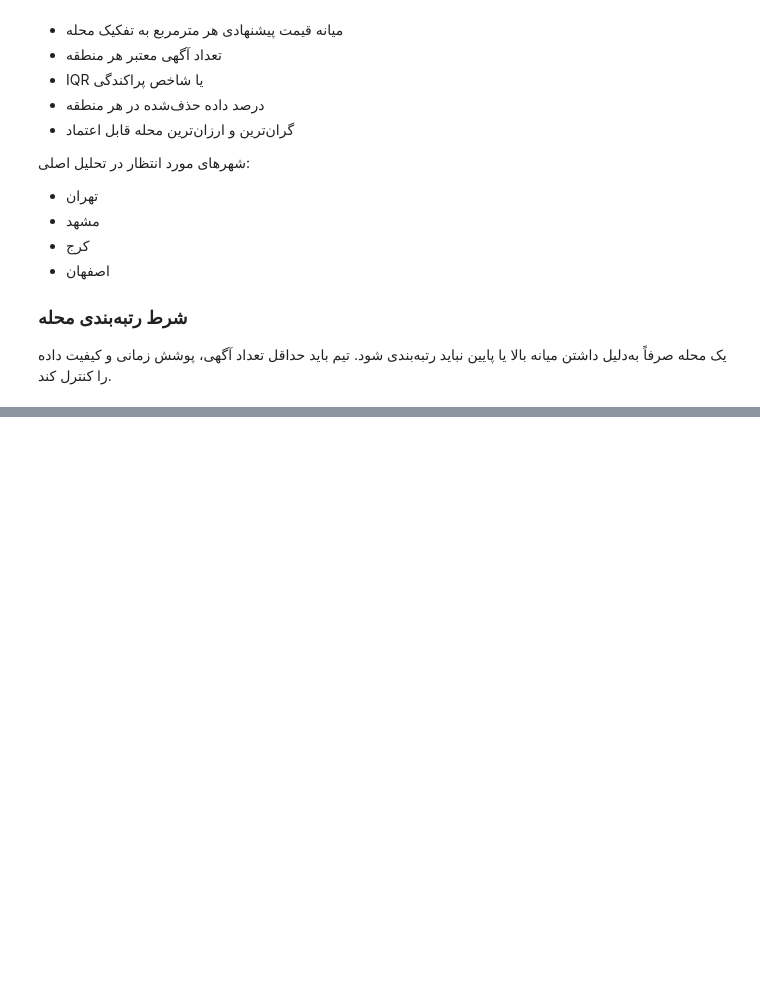
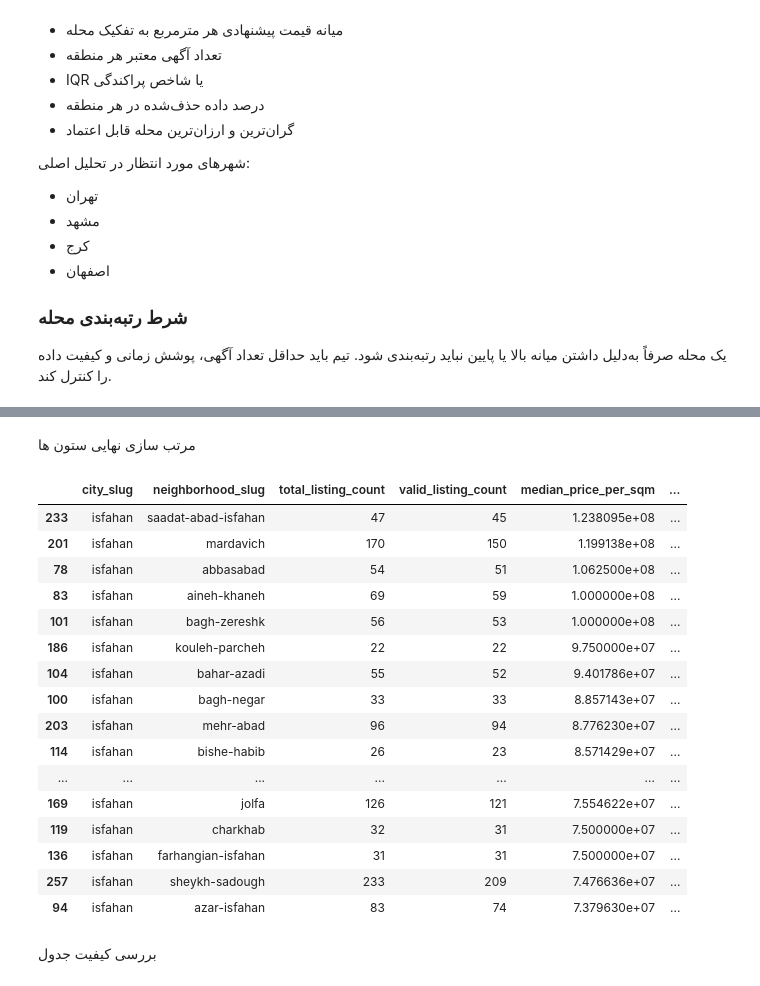
Before and after one commit to maryam1381/Data-Analysis-Final-Project, a Jupyter notebook: Notebooks/20_Market_Map.ipynb, the cells around one changed output, grey strips where cells are left out. Cells and saved outputs as stored; diff of their text form; code cells hidden in the pictures; blank space fills up the shorter version.

Commit message:
add Market map

```diff
--- a/Notebooks/20_Market_Map.ipynb
+++ b/Notebooks/20_Market_Map.ipynb
@@ -28,0 +379,20 @@ df = pd.read_feather("../Outputs/02_df.feather")
+# %%
+#15
+target_cities = [
+    "tehran",
+    "mashhad",
+    "karaj",
+    "isfahan"
+]
+
+neighborhood_market_summary = (
+    neighborhood_market_summary[
+        neighborhood_market_summary["city_slug"].isin(target_cities)
+    ]
+    .copy()
+)
+
+print(
+    neighborhood_market_summary["city_slug"]
+    .value_counts()
+)
@@ -28,0 +413,46 @@ df = pd.read_feather("../Outputs/02_df.feather")
+# %% [markdown]
+مرتب سازی نهایی ستون ها
+# %%
+#16
+neighborhood_market_summary = neighborhood_market_summary[
+    [
+        "city_slug",
+        "neighborhood_slug",
+        "total_listing_count",
+        "valid_listing_count",
+        "median_price_per_sqm",
+        "p25_price_per_sqm",
+        "p75_price_per_sqm",
+        "iqr_price_per_sqm",
+        "missing_price_rate",
+        "outlier_rate",
+        "month_count",
+        "time_coverage_rate",
+        "reliability_flag"
+    ]
+].sort_values(
+    ["city_slug", "median_price_per_sqm"],
+    ascending=[True, False]
+)
+
+neighborhood_market_summary.head(20)
+# %% [output]
+|  | city_slug | neighborhood_slug | total_listing_count | valid_listing_count | median_price_per_sqm | ... |
+| 233 | isfahan | saadat-abad-isfahan | 47 | 45 | 1.238095e+08 | ... |
+| 201 | isfahan | mardavich | 170 | 150 | 1.199138e+08 | ... |
+| 78 | isfahan | abbasabad | 54 | 51 | 1.062500e+08 | ... |
+| 83 | isfahan | aineh-khaneh | 69 | 59 | 1.000000e+08 | ... |
+| 101 | isfahan | bagh-zereshk | 56 | 53 | 1.000000e+08 | ... |
+| 186 | isfahan | kouleh-parcheh | 22 | 22 | 9.750000e+07 | ... |
+| 104 | isfahan | bahar-azadi | 55 | 52 | 9.401786e+07 | ... |
+| 100 | isfahan | bagh-negar | 33 | 33 | 8.857143e+07 | ... |
+| 203 | isfahan | mehr-abad | 96 | 94 | 8.776230e+07 | ... |
+| 114 | isfahan | bishe-habib | 26 | 23 | 8.571429e+07 | ... |
+| ... | ... | ... | ... | ... | ... | ... |
+| 169 | isfahan | jolfa | 126 | 121 | 7.554622e+07 | ... |
+| 119 | isfahan | charkhab | 32 | 31 | 7.500000e+07 | ... |
+| 136 | isfahan | farhangian-isfahan | 31 | 31 | 7.500000e+07 | ... |
+| 257 | isfahan | sheykh-sadough | 233 | 209 | 7.476636e+07 | ... |
+| 94 | isfahan | azar-isfahan | 83 | 74 | 7.379630e+07 | ... |
+# %% [markdown]
+بررسی کیفیت جدول
```
Also changed, not shown: parts of 72 cells of this notebook.
